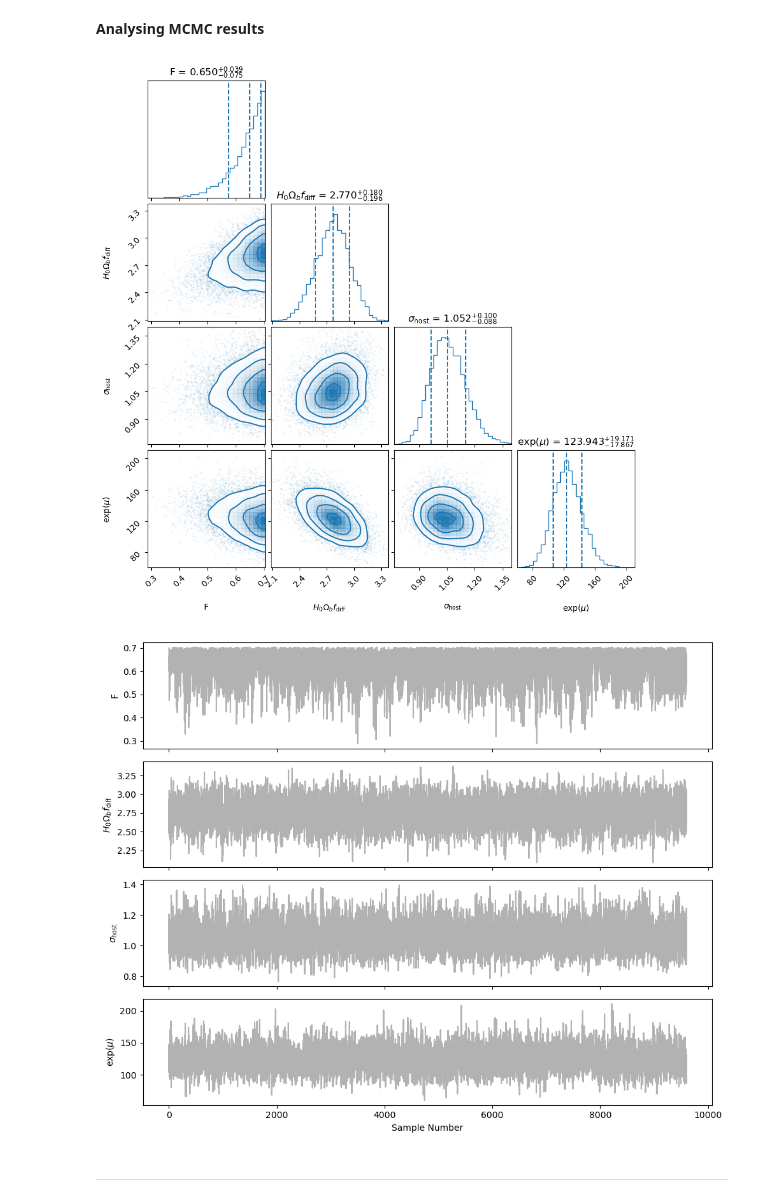
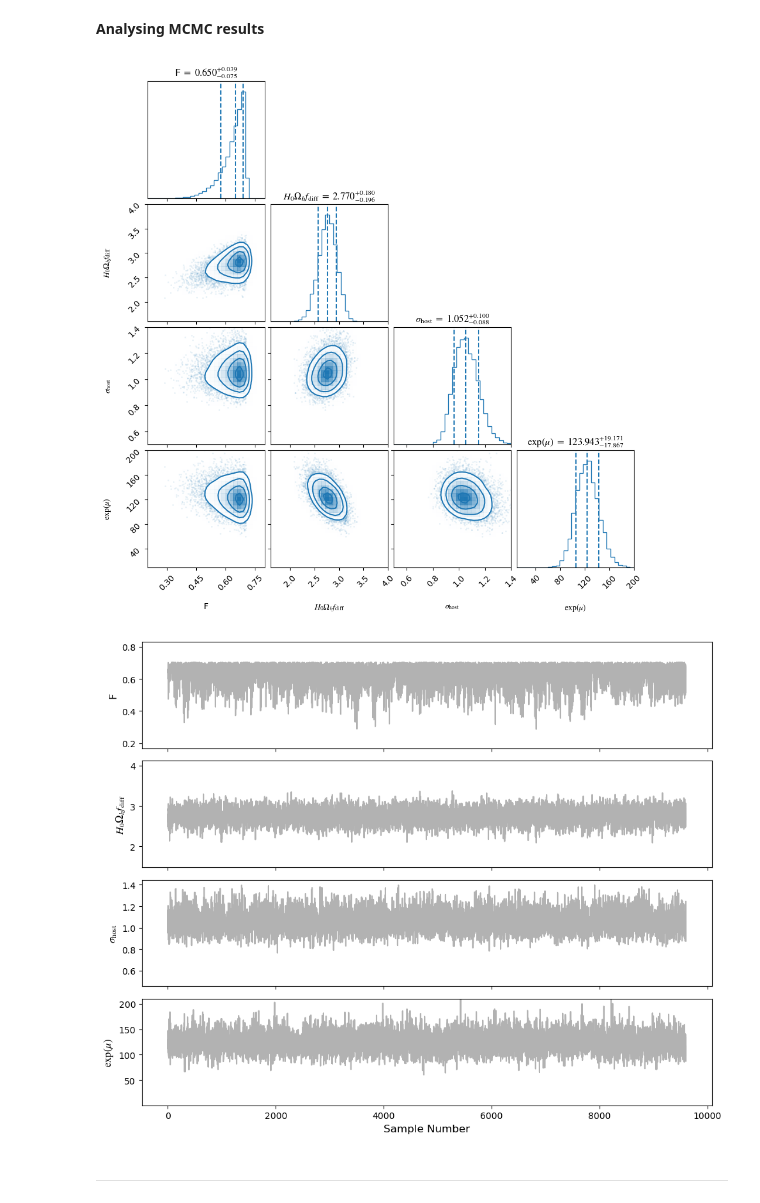
Before and after one commit to MariosNT/FRB_GW_association_cosmo, a Jupyter notebook: Notebooks/FRB_cosmo/Cosmo_constraints_MCMC_Macq.ipynb, the cells around one changed output. Saved outputs shown, nothing was run; the diff lists cells and outputs as text; code cells hidden in the pictures.

Commit message:
update figure plotting

```diff
--- a/Notebooks/FRB_cosmo/Cosmo_constraints_MCMC_Macq.ipynb
+++ b/Notebooks/FRB_cosmo/Cosmo_constraints_MCMC_Macq.ipynb
@@ -309,6 +309,6 @@ E_MU_0 = 150
 # %%
 if LOAD_DATA:
-    samples03=np.load('./posterior/mcmc_Macuqart_z02_mean.npy')
+    samples03=np.load('./posterior/mcmc_Macuqart_z025_mean.npy')
 
 else:
     # Main execution
@@ -340,7 +335,7 @@ if not LOAD_DATA:
 
     # Save samples to file for later analysis if needed
     if SAVE_DATA:
-        np.save('./posterior/mcmc_Macuqart_z03_mean.npy', samples03)
+        np.save('./posterior/mcmc_Macuqart_z025_mean.npy', samples03)
 
     print("\nMCMC analysis complete!")
 
@@ -358,11 +347,18 @@ MCMC analysis complete!
 **Analysing MCMC results**
 # %%
 param_names = ['F', r'$H_0 \Omega_b f_{\rm diff}$', r'$\sigma_{\rm host}$', r'$\exp(\mu)$']
+param_keys = ['F', 'HOf', 'sigma_host', 'e_mu']
+plot_ranges = {
+        'F': (0.01, 1.2),
+        'HOf': (1.0, 5.0),
+        'sigma_host': (0.2, 1.4),
+        'e_mu': (10, 300)
+    }
 
 if SAVE_FIG:
-    fig_name = './plot/MCMC_Macquart_z03'
+    fig_name = './plot/MCMC_Macquart_z025'
 else:
     fig_name=None
 
-mcmc_plot_results(samples03, param_names, savetitle=fig_name)
+mcmc_plot_results(samples03, param_names, savetitle=fig_name,plot_ranges=plot_ranges,param_keys=param_keys)
 # %% [output]
@@ -376,11 +372,12 @@ mcmc_plot_results(samples03, param_names, savetitle=fig_name)
 N_WALKERS = 12
 HEATING = 1000
 N_STEPS = 15000
-LOAD_DATA = False
+LOAD_DATA = True
+SAVE_DATA = False
+SAVE_FIG = True
 
 ## Initial parameters for chains (adjust based on your model)
 F_0 = 0.1
 HOF_0 = 3.0
 SIGMA_HOST_0 = 0.8
 E_MU_0 = 150
-print(len(data_all))
@@ -454,16 +438,23 @@ MCMC analysis complete!
 **Analysing MCMC results**
 # %%
 param_names = ['F', r'$H_0 \Omega_b f_{\rm diff}$', r'$\sigma_{\rm host}$', r'$\exp(\mu)$']
+param_keys = ['F', 'HOf', 'sigma_host', 'e_mu']
+plot_ranges = {
+        'F': (0.2, 0.8),
+        'HOf': (1.6, 4.0),
+        'sigma_host': (0.5, 1.4),
+        'e_mu': (10, 200)
+    }
 
 if SAVE_FIG:
     fig_name = './plot/MCMC_Macquart_mean'
 else:
     fig_name=None
 
-mcmc_plot_results(samples, param_names, savetitle=fig_name)
+mcmc_plot_results(samples, param_names, savetitle=fig_name,plot_ranges=plot_ranges,param_keys=param_keys)
 # %% [output]
-[figure, old version]
+[figure, new version]
-[figure, old version]
+[figure, new version]
 # %% [markdown]
 -------------------------------------------------------
 # %% [markdown]
```
Also changed, not shown: parts of 10 cells of this notebook, 13 other files.
